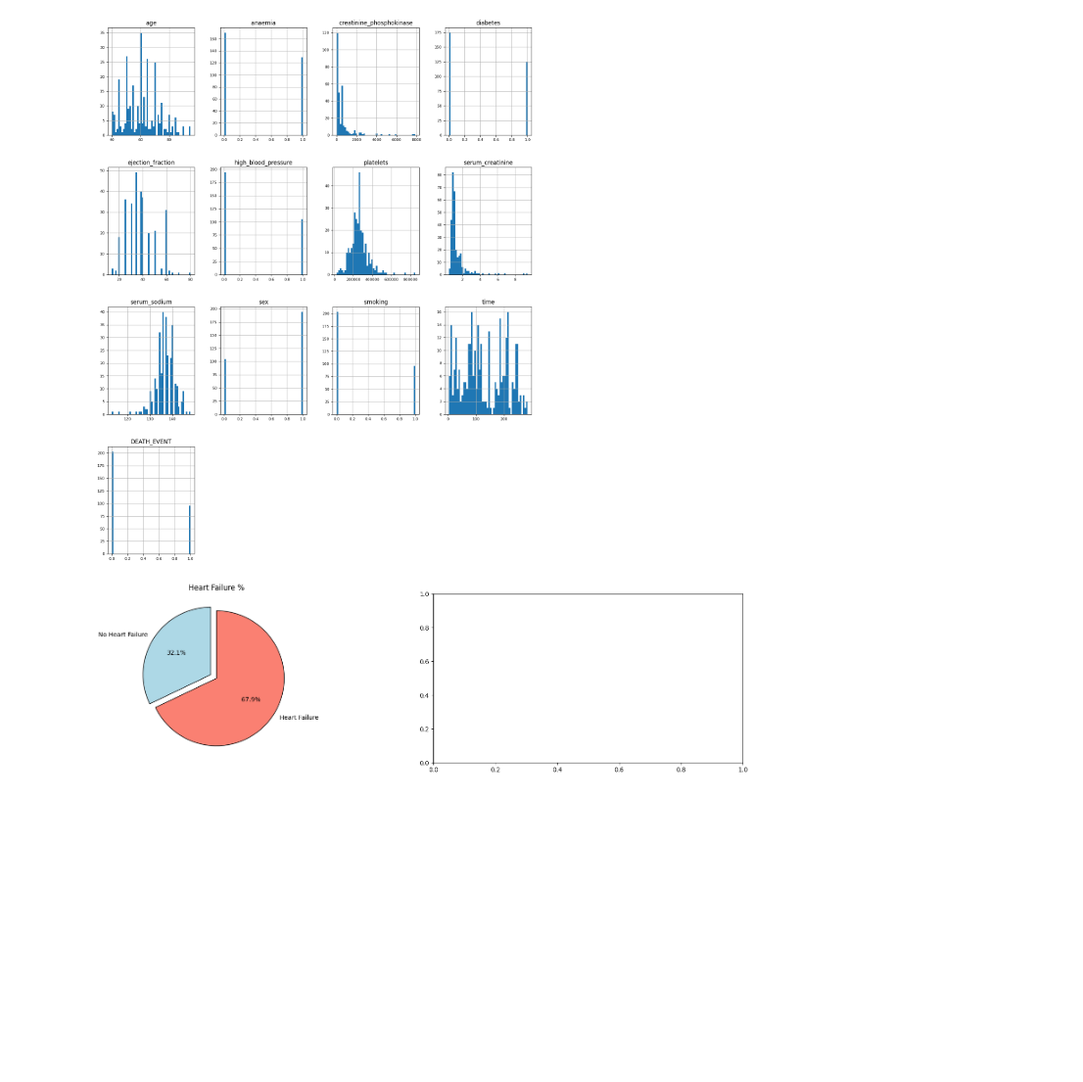
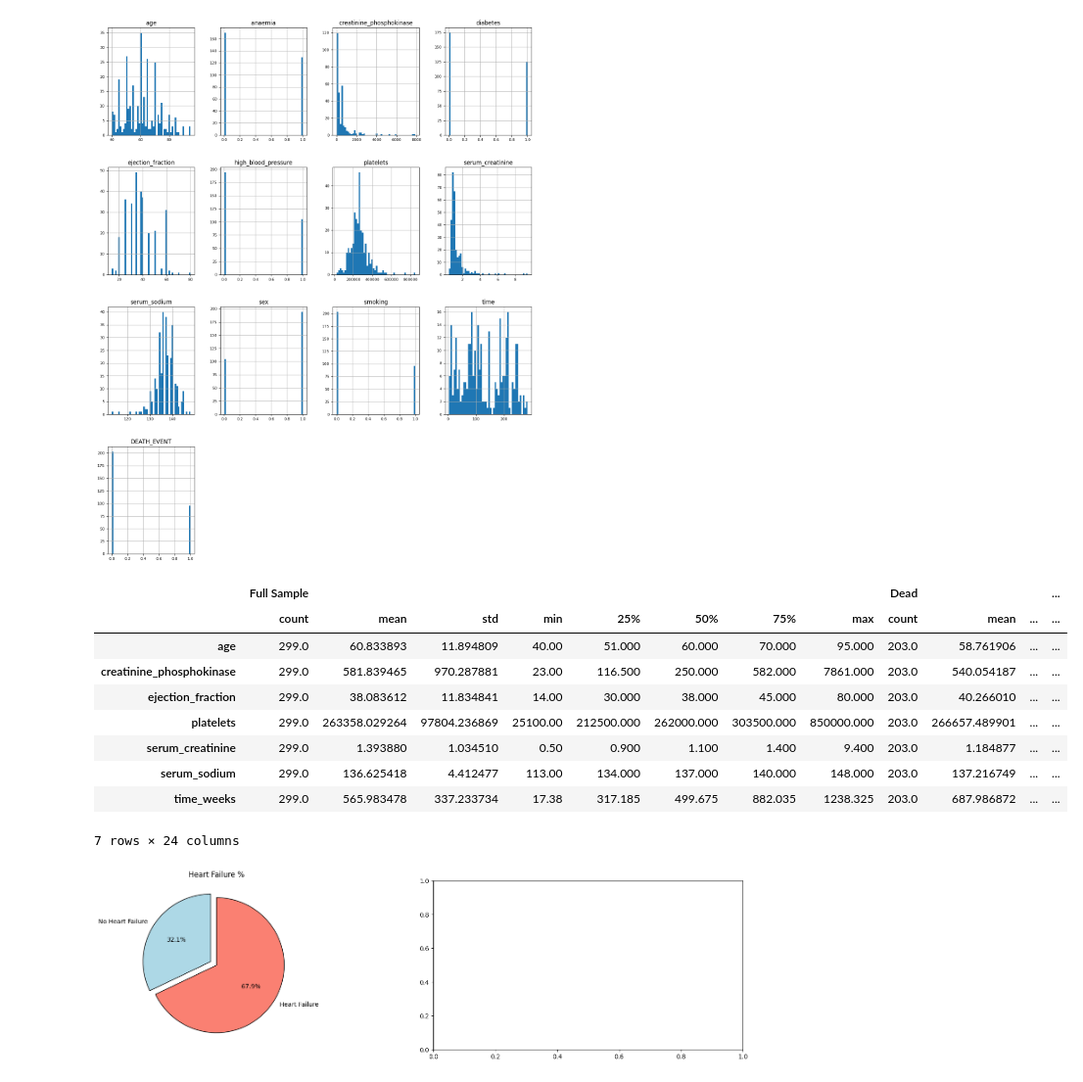
Before and after one commit to ShreyaSreeram/Datasci223-Final-Project, a Jupyter notebook: Datascience_223_Final_Project.ipynb, the cells around one changed output. Shown at 98% size. Saved outputs shown, nothing was run; the diff lists cells and outputs as text; code cells hidden in the pictures; blank space fills up the shorter version.

Commit message:
adding numerical features table

```diff
--- a/Datascience_223_Final_Project.ipynb
+++ b/Datascience_223_Final_Project.ipynb
@@ -248,6 +251,34 @@ plt.show()
 # %% [output]
 NameError: name 'plt' is not defined
 [figure]
+# %%
+#Statistical quantitative description of the numerical features:
+
+import pandas as pd
+
+numerical_features = ['age', 'creatinine_phosphokinase', 'ejection_fraction', 'platelets', 'serum_creatinine', 'serum_sodium', 'time_weeks']
+full_sample_desc = df[numerical_features].describe()
+
+
+dead_patients_desc = df[df['DEATH_EVENT'] == 0][numerical_features].describe()
+
+
+survived_patients_desc = df[df['DEATH_EVENT'] == 1][numerical_features].describe()
+
+combined_desc = pd.concat([full_sample_desc, dead_patients_desc, survived_patients_desc], keys=['Full Sample', 'Dead', 'Survived'])
+
+combined_desc.T
+# %% [output]
+|  | Full Sample |  |  |  |  |  |  |  | Dead |  |  | ... |
+|  | count | mean | std | min | 25% | 50% | 75% | max | count | mean | ... | ... |
+| age | 299.0 | 60.833893 | 11.894809 | 40.00 | 51.000 | 60.000 | 70.000 | 95.000 | 203.0 | 58.761906 | ... | ... |
+| creatinine_phosphokinase | 299.0 | 581.839465 | 970.287881 | 23.00 | 116.500 | 250.000 | 582.000 | 7861.000 | 203.0 | 540.054187 | ... | ... |
+| ejection_fraction | 299.0 | 38.083612 | 11.834841 | 14.00 | 30.000 | 38.000 | 45.000 | 80.000 | 203.0 | 40.266010 | ... | ... |
+| platelets | 299.0 | 263358.029264 | 97804.236869 | 25100.00 | 212500.000 | 262000.000 | 303500.000 | 850000.000 | 203.0 | 266657.489901 | ... | ... |
+| serum_creatinine | 299.0 | 1.393880 | 1.034510 | 0.50 | 0.900 | 1.100 | 1.400 | 9.400 | 203.0 | 1.184877 | ... | ... |
+| serum_sodium | 299.0 | 136.625418 | 4.412477 | 113.00 | 134.000 | 137.000 | 140.000 | 148.000 | 203.0 | 137.216749 | ... | ... |
+| time_weeks | 299.0 | 565.983478 | 337.233734 | 17.38 | 317.185 | 499.675 | 882.035 | 1238.325 | 203.0 | 687.986872 | ... | ... |
+7 rows × 24 columns
 # %%
 #Target variable visualisation to see how our data is balanced for the output variable (death_event):
 
```
Also changed, not shown: parts of 2 cells of this notebook.
